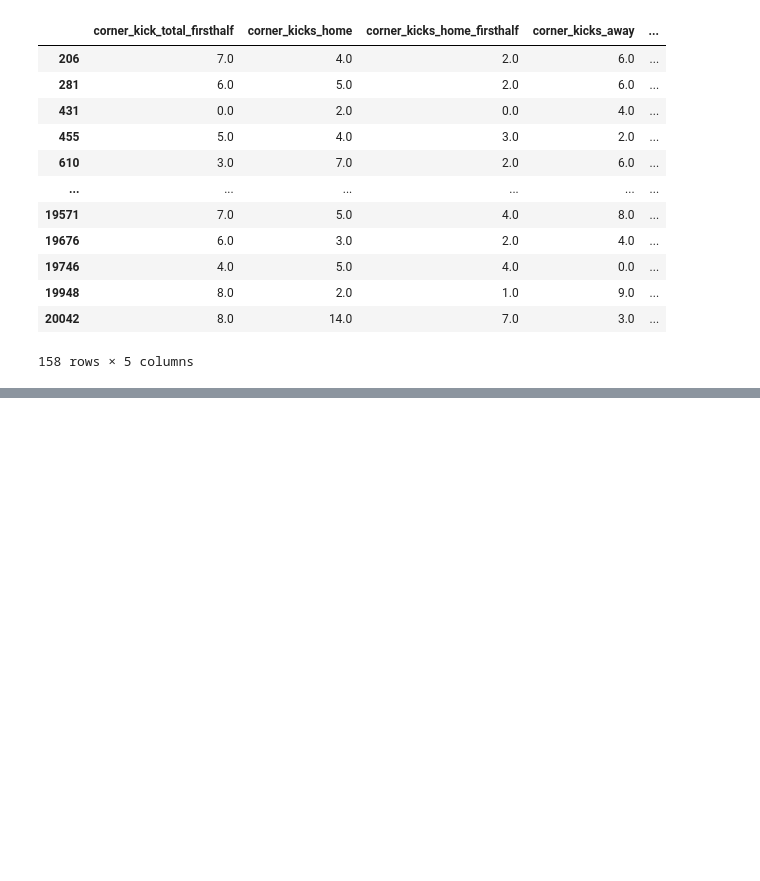
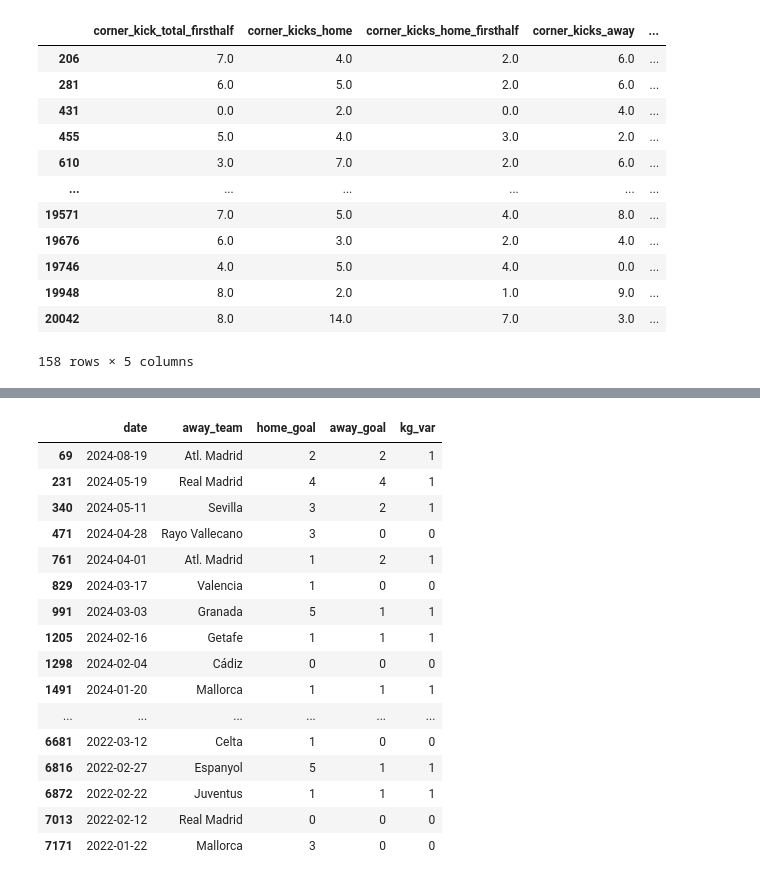
Before and after one commit to jesustr/sofa_calisma, a Jupyter notebook: sofa_functions.ipynb, the cells around one changed output, grey strips where cells are left out. Cells and saved outputs as stored; diff of their text form; code cells hidden in the pictures; blank space fills up the shorter version.

```diff
--- a/sofa_functions.ipynb
+++ b/sofa_functions.ipynb
@@ -151,0 +217,20 @@ df.shape
+# %%
+df[df.home_team == 'Villarreal'][['date','away_team','home_goal','away_goal','kg_var']][:50]
+# %% [output]
+|  | date | away_team | home_goal | away_goal | kg_var |
+| 69 | 2024-08-19 | Atl. Madrid | 2 | 2 | 1 |
+| 231 | 2024-05-19 | Real Madrid | 4 | 4 | 1 |
+| 340 | 2024-05-11 | Sevilla | 3 | 2 | 1 |
+| 471 | 2024-04-28 | Rayo Vallecano | 3 | 0 | 0 |
+| 761 | 2024-04-01 | Atl. Madrid | 1 | 2 | 1 |
+| 829 | 2024-03-17 | Valencia | 1 | 0 | 0 |
+| 991 | 2024-03-03 | Granada | 5 | 1 | 1 |
+| 1205 | 2024-02-16 | Getafe | 1 | 1 | 1 |
+| 1298 | 2024-02-04 | Cádiz | 0 | 0 | 0 |
+| 1491 | 2024-01-20 | Mallorca | 1 | 1 | 1 |
+| ... | ... | ... | ... | ... | ... |
+| 6681 | 2022-03-12 | Celta | 1 | 0 | 0 |
+| 6816 | 2022-02-27 | Espanyol | 5 | 1 | 1 |
+| 6872 | 2022-02-22 | Juventus | 1 | 1 | 1 |
+| 7013 | 2022-02-12 | Real Madrid | 0 | 0 | 0 |
+| 7171 | 2022-01-22 | Mallorca | 3 | 0 | 0 |
```
Also changed, not shown: parts of 7 cells of this notebook, 1 other file.
